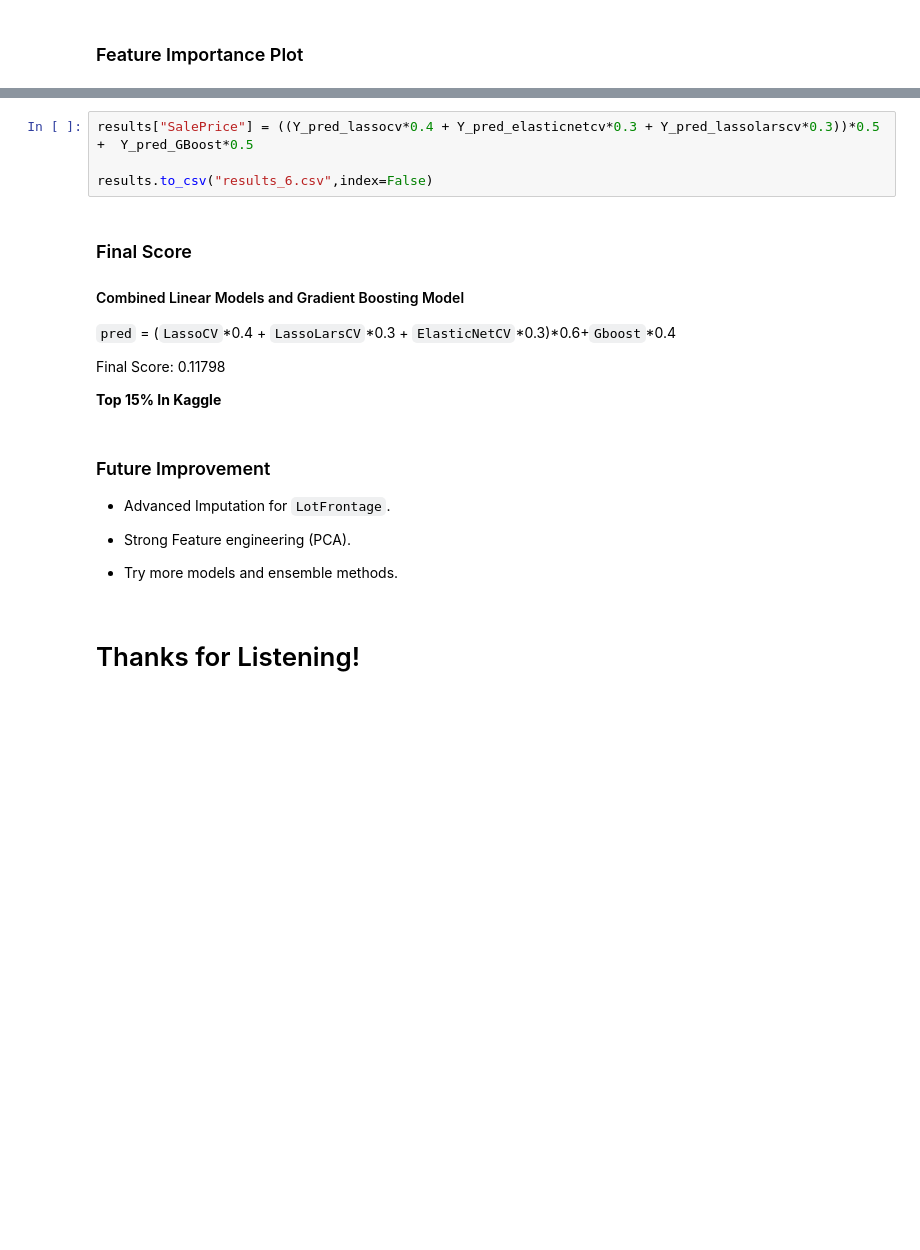
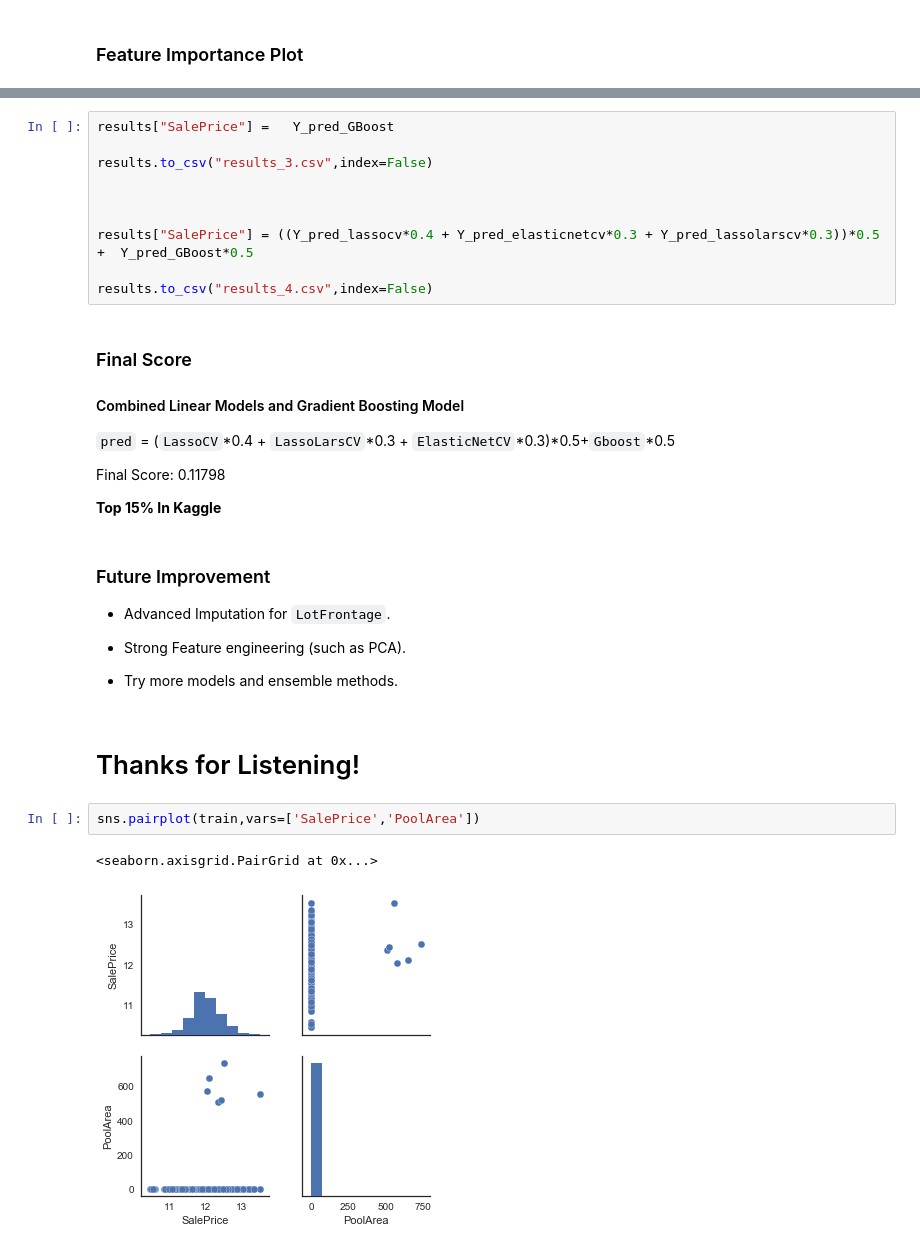
Before and after one commit to jietang89/pr, a Jupyter notebook: Cover.ipynb, the cells around one changed output, grey strips where cells are left out. Cells and saved outputs as stored; diff of their text form; blank space fills up the shorter version.

```diff
--- a/Cover.ipynb
+++ b/Cover.ipynb
@@ -995,14 +1022,20 @@ feature_importance()
 <matplotlib.figure.Figure at 0x...>
 # %%
+results["SalePrice"] =   Y_pred_GBoost
+
+results.to_csv("results_3.csv",index=False)
+
+
+
 results["SalePrice"] = ((Y_pred_lassocv*0.4 + Y_pred_elasticnetcv*0.3 + Y_pred_lassolarscv*0.3))*0.5 +  Y_pred_GBoost*0.5
 
-results.to_csv("results_6.csv",index=False)
+results.to_csv("results_4.csv",index=False)
 # %% [markdown]
 ### Final Score
 
 #### Combined Linear Models and Gradient Boosting Model
 
-`pred` = (`LassoCV`\*0.4 + `LassoLarsCV`\*0.3 + `ElasticNetCV`\*0.3)\*0.6+`Gboost`\*0.4
+`pred` = (`LassoCV`\*0.4 + `LassoLarsCV`\*0.3 + `ElasticNetCV`\*0.3)\*0.5+`Gboost`\*0.5
 
 Final Score: 0.11798
 
@@ -1014,9 +1047,14 @@ __Top 15% In Kaggle__
   -  Advanced Imputation for `LotFrontage`.
 
 
-  -  Strong Feature engineering  (PCA).
+  -  Strong Feature engineering  (such as PCA).
 
 
   -  Try more models and ensemble methods.
 # %% [markdown]
 # Thanks for Listening!
+# %%
+sns.pairplot(train,vars=['SalePrice','PoolArea'])
+# %% [output]
+<seaborn.axisgrid.PairGrid at 0x...>
+[figure, added]
```
Also changed, not shown: parts of 21 cells of this notebook, 4 other files.
